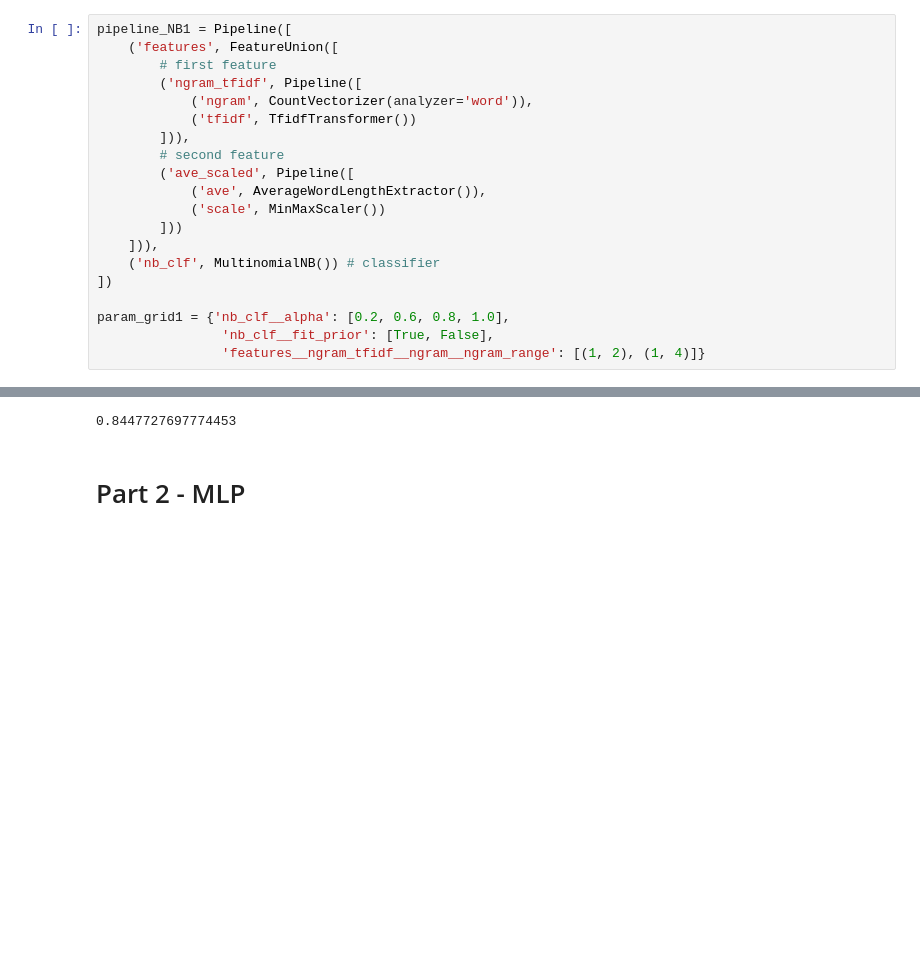
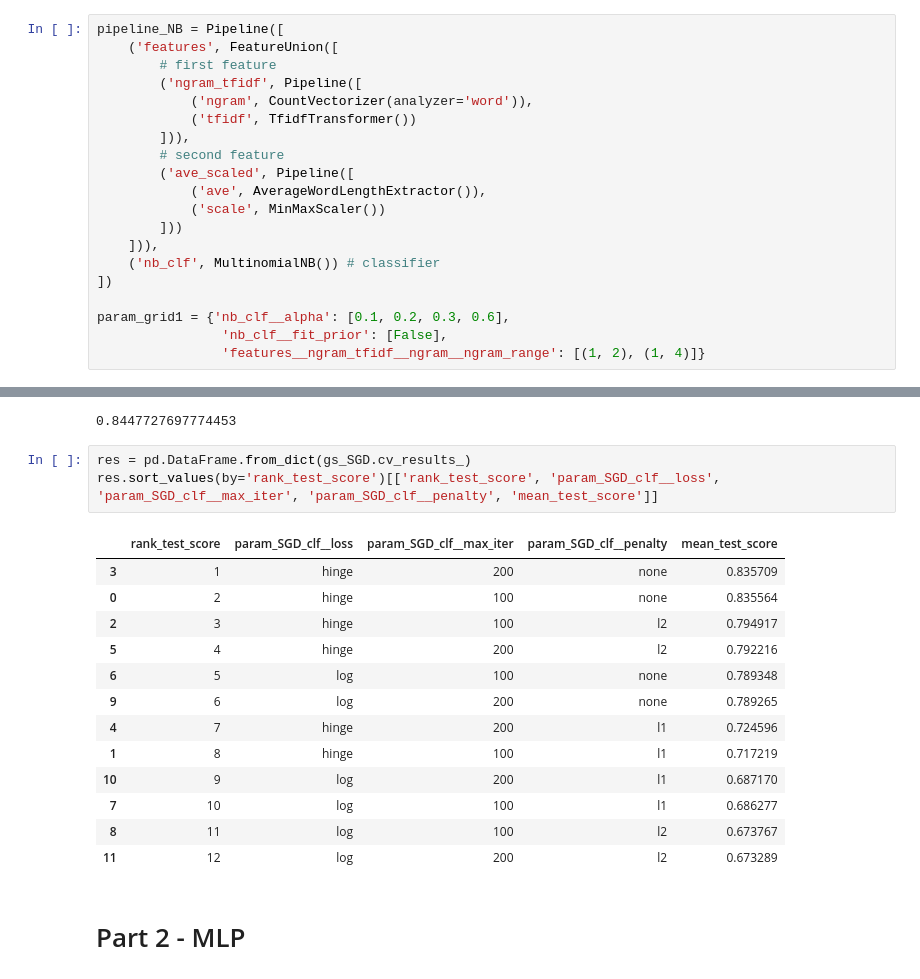
Before and after one commit to dvdblk/ml4nlp, a Jupyter notebook: ex01/ml4nlp01.ipynb, the cells around one changed output, grey strips where cells are left out. Saved outputs shown, nothing was run; the diff lists cells and outputs as text; blank space fills up the shorter version.

```diff
--- a/ex01/ml4nlp01.ipynb
+++ b/ex01/ml4nlp01.ipynb
@@ -113,7 +113,7 @@ class AverageWordLengthExtractor(BaseEstimator, TransformerMixin):
         """Returns `self` unless something different happens in train and test"""
         return self
 # %%
-pipeline_NB1 = Pipeline([
+pipeline_NB = Pipeline([
     ('features', FeatureUnion([
         # first feature
         ('ngram_tfidf', Pipeline([
@@ -129,7 +129,7 @@ pipeline_NB1 = Pipeline([
     ('nb_clf', MultinomialNB()) # classifier
 ])
 
-param_grid1 = {'nb_clf__alpha': [0.2, 0.6, 0.8, 1.0],
-                'nb_clf__fit_prior': [True, False],
+param_grid1 = {'nb_clf__alpha': [0.1, 0.2, 0.3, 0.6],
+                'nb_clf__fit_prior': [False],
                 'features__ngram_tfidf__ngram__ngram_range': [(1, 2), (1, 4)]}
 # %%
@@ -212,6 +216,23 @@ y_SGD = gs_SGD.predict(X_dev)
 accuracy_score(y_dev, y_SGD)
 # %% [output]
 0.8447727697774453
+# %%
+res = pd.DataFrame.from_dict(gs_SGD.cv_results_)
+res.sort_values(by='rank_test_score')[['rank_test_score', 'param_SGD_clf__loss', 'param_SGD_clf__max_iter', 'param_SGD_clf__penalty', 'mean_test_score']]
+# %% [output]
+|  | rank_test_score | param_SGD_clf__loss | param_SGD_clf__max_iter | param_SGD_clf__penalty | mean_test_score |
+| 3 | 1 | hinge | 200 | none | 0.835709 |
+| 0 | 2 | hinge | 100 | none | 0.835564 |
+| 2 | 3 | hinge | 100 | l2 | 0.794917 |
+| 5 | 4 | hinge | 200 | l2 | 0.792216 |
+| 6 | 5 | log | 100 | none | 0.789348 |
+| 9 | 6 | log | 200 | none | 0.789265 |
+| 4 | 7 | hinge | 200 | l1 | 0.724596 |
+| 1 | 8 | hinge | 100 | l1 | 0.717219 |
+| 10 | 9 | log | 200 | l1 | 0.687170 |
+| 7 | 10 | log | 100 | l1 | 0.686277 |
+| 8 | 11 | log | 100 | l2 | 0.673767 |
+| 11 | 12 | log | 200 | l2 | 0.673289 |
 # %% [markdown]
 # Part 2 - MLP
 # %%
```
Also changed, not shown: parts of 7 cells of this notebook.
